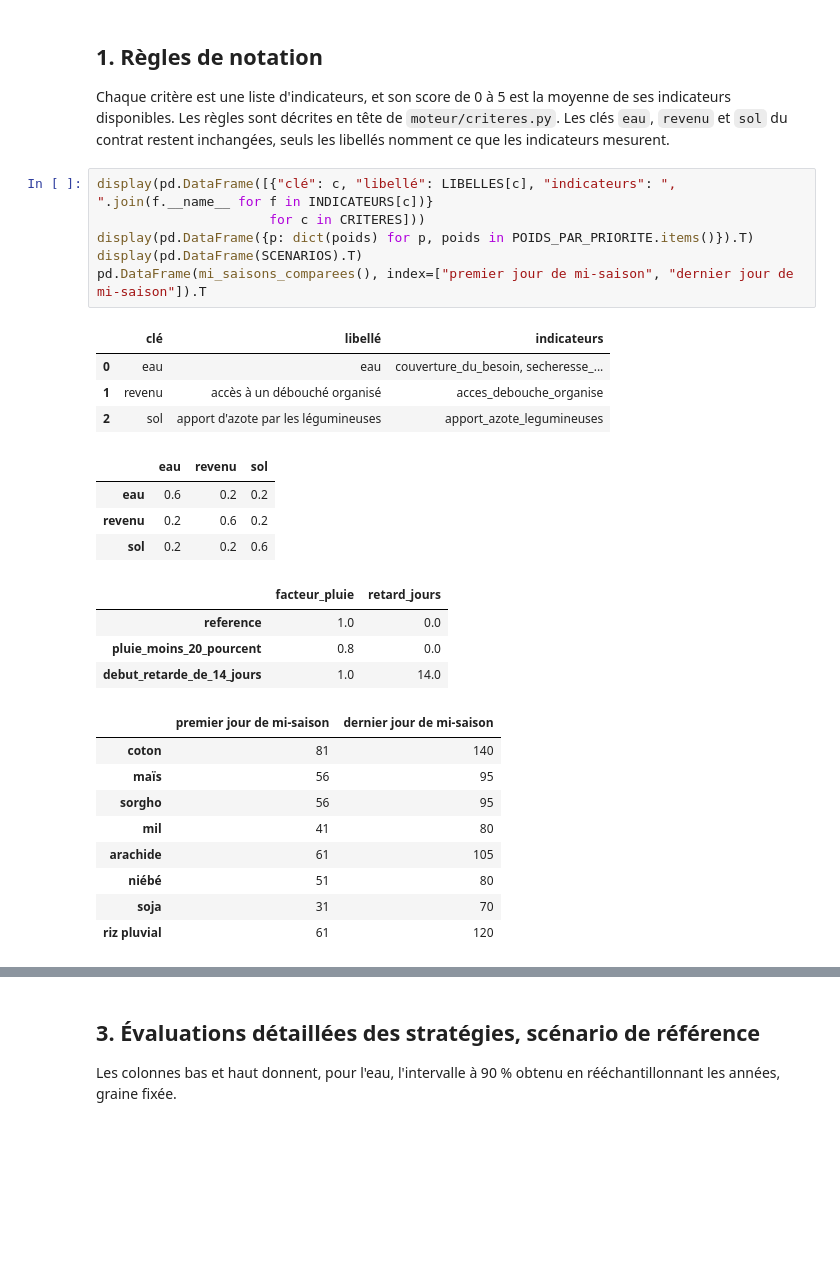
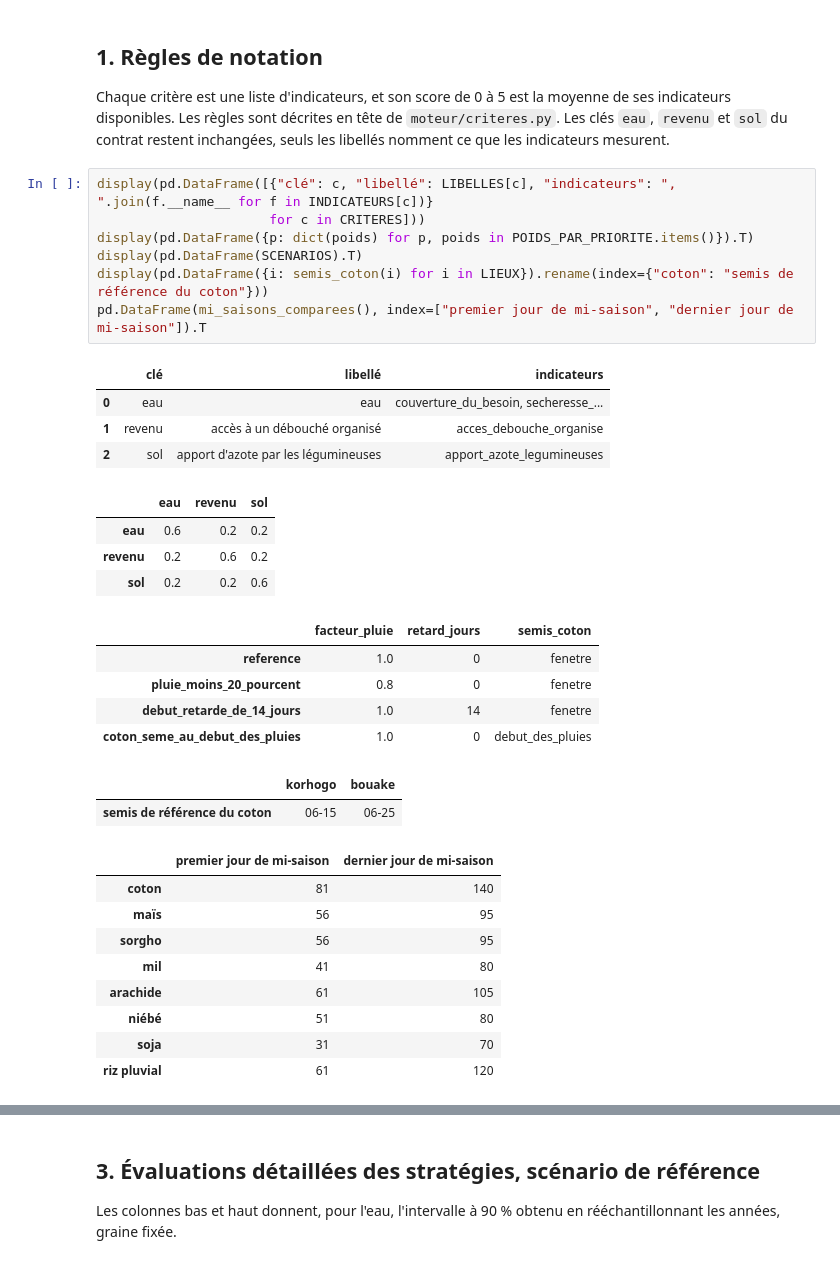
Before and after one commit to DjafarouAbdou909/field-shift, a Jupyter notebook: notebooks/04_modeling.ipynb, the cells around one changed output, grey strips where cells are left out. Drawn from its saved outputs; the diff is of its cells as text; blank space fills up the shorter version.

```diff
--- a/notebooks/04_modeling.ipynb
+++ b/notebooks/04_modeling.ipynb
@@ -32,29 +33,33 @@ Chaque critère est une liste d'indicateurs, et son score de 0 à 5 est la moyen
 # %%
 display(pd.DataFrame([{"clé": c, "libellé": LIBELLES[c], "indicateurs": ", ".join(f.__name__ for f in INDICATEURS[c])}
                       for c in CRITERES]))
 display(pd.DataFrame({p: dict(poids) for p, poids in POIDS_PAR_PRIORITE.items()}).T)
 display(pd.DataFrame(SCENARIOS).T)
+display(pd.DataFrame({i: semis_coton(i) for i in LIEUX}).rename(index={"coton": "semis de référence du coton"}))
 pd.DataFrame(mi_saisons_comparees(), index=["premier jour de mi-saison", "dernier jour de mi-saison"]).T
 # %% [output]
 |  | clé | libellé | indicateurs |
 | 0 | eau | eau | couverture_du_besoin, secheresse_... |
 | 1 | revenu | accès à un débouché organisé | acces_debouche_organise |
 | 2 | sol | apport d'azote par les légumineuses | apport_azote_legumineuses |
 |  | eau | revenu | sol |
 | eau | 0.6 | 0.2 | 0.2 |
 | revenu | 0.2 | 0.6 | 0.2 |
 | sol | 0.2 | 0.2 | 0.6 |
-|  | facteur_pluie | retard_jours |
-| reference | 1.0 | 0.0 |
-| pluie_moins_20_pourcent | 0.8 | 0.0 |
-| debut_retarde_de_14_jours | 1.0 | 14.0 |
+|  | facteur_pluie | retard_jours | semis_coton |
+| reference | 1.0 | 0 | fenetre |
+| pluie_moins_20_pourcent | 0.8 | 0 | fenetre |
+| debut_retarde_de_14_jours | 1.0 | 14 | fenetre |
+| coton_seme_au_debut_des_pluies | 1.0 | 0 | debut_des_pluies |
-|  | premier jour de mi-saison | dernier jour de mi-saison |
-| coton | 81 | 140 |
-| maïs | 56 | 95 |
-| sorgho | 56 | 95 |
-| mil | 41 | 80 |
-| arachide | 61 | 105 |
-| niébé | 51 | 80 |
-| soja | 31 | 70 |
-| riz pluvial | 61 | 120 |
+|  | korhogo | bouake |
+| semis de référence du coton | 06-15 | 06-25 |
+|  | premier jour de mi-saison | dernier jour de mi-saison |
+| coton | 81 | 140 |
+| maïs | 56 | 95 |
+| sorgho | 56 | 95 |
+| mil | 41 | 80 |
+| arachide | 61 | 105 |
+| niébé | 51 | 80 |
+| soja | 31 | 70 |
+| riz pluvial | 61 | 120 |
 # %% [markdown]
```
Also changed, not shown: parts of 27 cells of this notebook, 7 other files.
